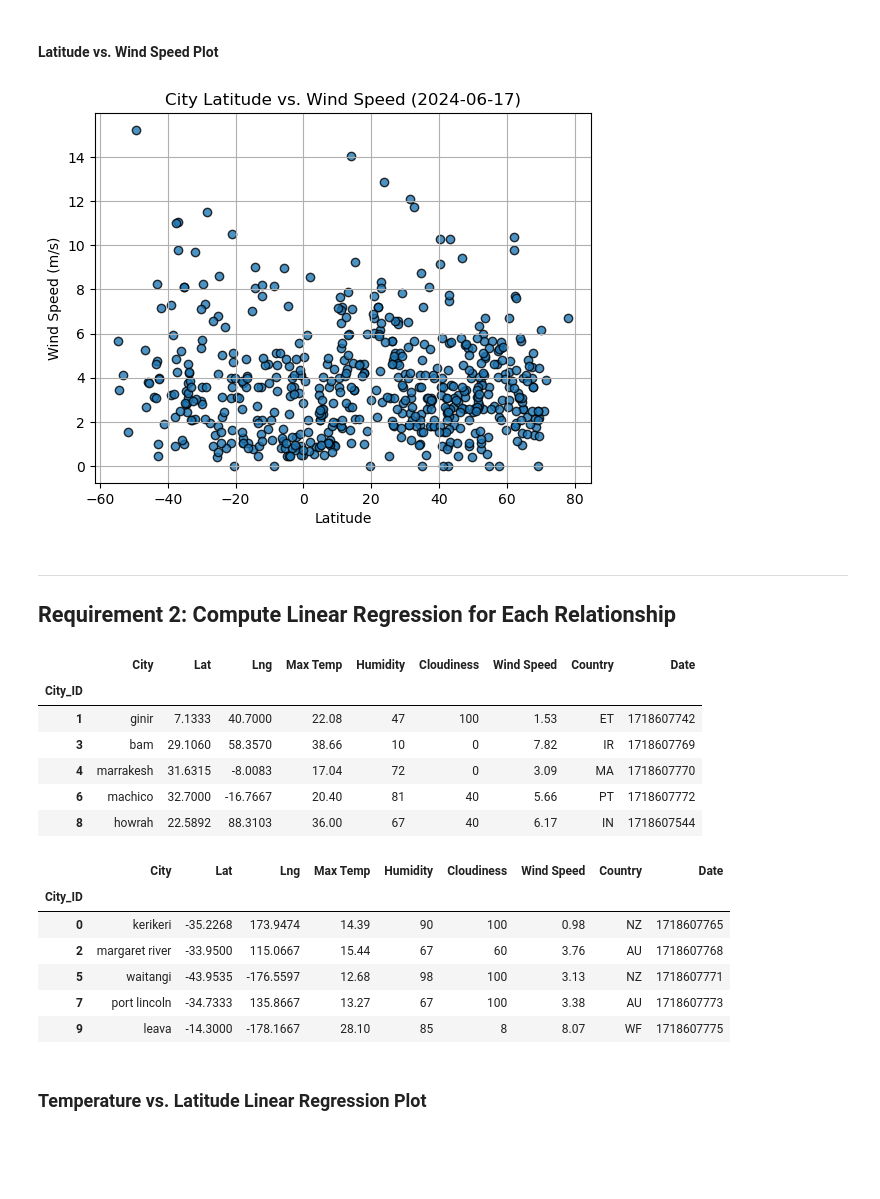
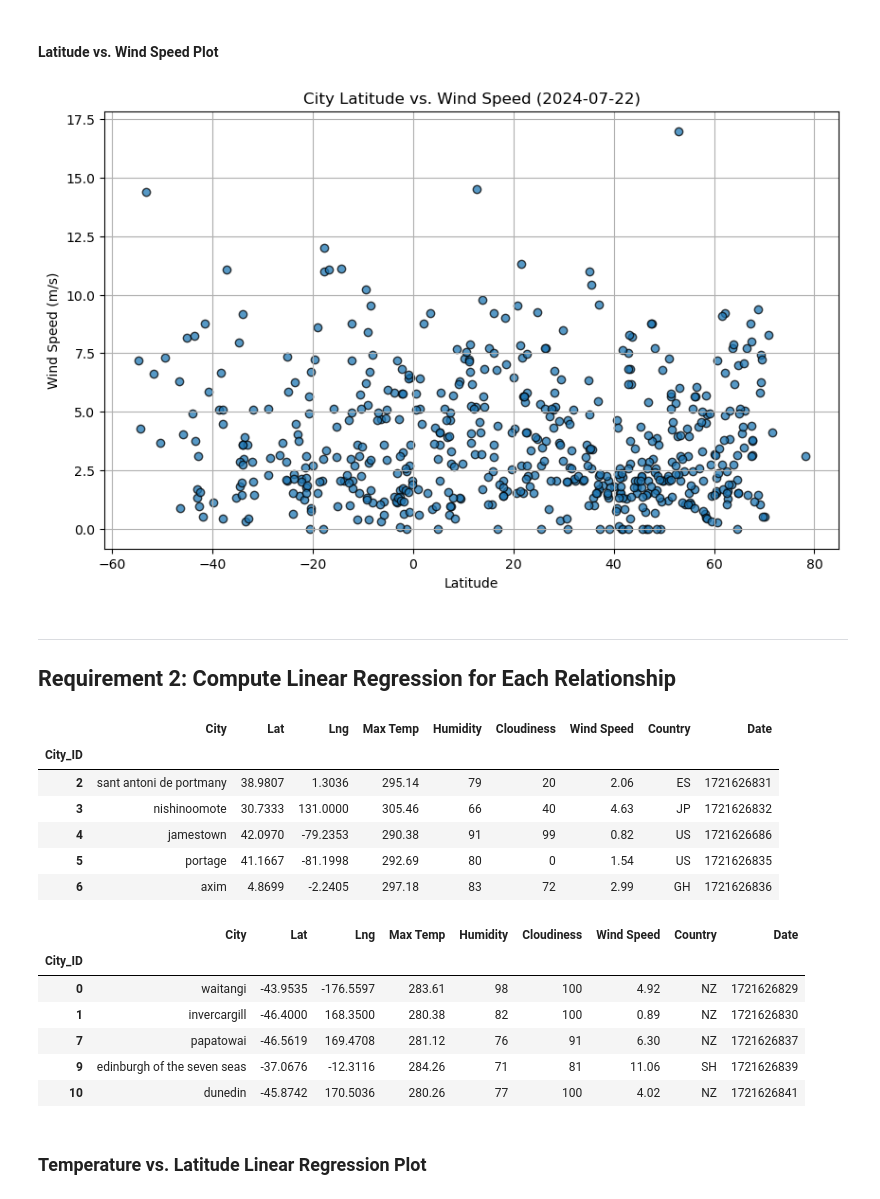
Before and after one commit to HarrietOrleans/python-api-challenge, a Jupyter notebook: WeatherPy/WeatherPy.ipynb, the cells around one changed output. Cells and saved outputs as stored; diff of their text form; code cells hidden in the pictures; blank space fills up the shorter version.

```diff
--- a/WeatherPy/WeatherPy.ipynb
+++ b/WeatherPy/WeatherPy.ipynb
@@ -196,18 +247,22 @@ plt.show()
 #### Latitude vs. Wind Speed Plot
 # %%
 # Build the scatter plots for latitude vs. wind speed
-# YOUR CODE HERE
+plt.figure(figsize=(10, 6))
+plt.scatter(city_data_df["Lat"], city_data_df["Wind Speed"], edgecolors="k", alpha=0.75, linewidths=1, marker="o")
 
 # Incorporate the other graph properties
-# YOUR CODE HERE
+plt.title("City Latitude vs. Wind Speed (2024-07-22)")
+plt.xlabel("Latitude")
+plt.ylabel("Wind Speed (m/s)")
+plt.grid(True)
 
 # Save the figure
 plt.savefig("output_data/Fig4.png")
 
 # Show plot
 plt.show()
 # %% [output]
-[figure, old version]
+[figure, new version]
 # %% [markdown]
 ---
 
@@ -218,30 +297,30 @@ plt.show()
 # %%
 # Create a DataFrame with the Northern Hemisphere data (Latitude >= 0)
-# YOUR CODE HERE
+northern_hemi_df = city_data_df[city_data_df["Lat"] >= 0]
 
 # Display sample data
 northern_hemi_df.head()
 # %% [output]
 |  | City | Lat | Lng | Max Temp | Humidity | Cloudiness | Wind Speed | Country | Date |
 | City_ID |  |  |  |  |  |  |  |  |  |
-| 1 | ginir | 7.1333 | 40.7000 | 22.08 | 47 | 100 | 1.53 | ET | 1718607742 |
-| 3 | bam | 29.1060 | 58.3570 | 38.66 | 10 | 0 | 7.82 | IR | 1718607769 |
-| 4 | marrakesh | 31.6315 | -8.0083 | 17.04 | 72 | 0 | 3.09 | MA | 1718607770 |
-| 6 | machico | 32.7000 | -16.7667 | 20.40 | 81 | 40 | 5.66 | PT | 1718607772 |
-| 8 | howrah | 22.5892 | 88.3103 | 36.00 | 67 | 40 | 6.17 | IN | 1718607544 |
+| 2 | sant antoni de portmany | 38.9807 | 1.3036 | 295.14 | 79 | 20 | 2.06 | ES | 1721626831 |
+| 3 | nishinoomote | 30.7333 | 131.0000 | 305.46 | 66 | 40 | 4.63 | JP | 1721626832 |
+| 4 | jamestown | 42.0970 | -79.2353 | 290.38 | 91 | 99 | 0.82 | US | 1721626686 |
+| 5 | portage | 41.1667 | -81.1998 | 292.69 | 80 | 0 | 1.54 | US | 1721626835 |
+| 6 | axim | 4.8699 | -2.2405 | 297.18 | 83 | 72 | 2.99 | GH | 1721626836 |
 # %%
 # Create a DataFrame with the Southern Hemisphere data (Latitude < 0)
-# YOUR CODE HERE
+southern_hemi_df = city_data_df[city_data_df["Lat"] < 0]
 
 # Display sample data
 southern_hemi_df.head()
 # %% [output]
 |  | City | Lat | Lng | Max Temp | Humidity | Cloudiness | Wind Speed | Country | Date |
 | City_ID |  |  |  |  |  |  |  |  |  |
-| 0 | kerikeri | -35.2268 | 173.9474 | 14.39 | 90 | 100 | 0.98 | NZ | 1718607765 |
-| 2 | margaret river | -33.9500 | 115.0667 | 15.44 | 67 | 60 | 3.76 | AU | 1718607768 |
-| 5 | waitangi | -43.9535 | -176.5597 | 12.68 | 98 | 100 | 3.13 | NZ | 1718607771 |
-| 7 | port lincoln | -34.7333 | 135.8667 | 13.27 | 67 | 100 | 3.38 | AU | 1718607773 |
-| 9 | leava | -14.3000 | -178.1667 | 28.10 | 85 | 8 | 8.07 | WF | 1718607775 |
+| 0 | waitangi | -43.9535 | -176.5597 | 283.61 | 98 | 100 | 4.92 | NZ | 1721626829 |
+| 1 | invercargill | -46.4000 | 168.3500 | 280.38 | 82 | 100 | 0.89 | NZ | 1721626830 |
+| 7 | papatowai | -46.5619 | 169.4708 | 281.12 | 76 | 91 | 6.30 | NZ | 1721626837 |
+| 9 | edinburgh of the seven seas | -37.0676 | -12.3116 | 284.26 | 71 | 81 | 11.06 | SH | 1721626839 |
+| 10 | dunedin | -45.8742 | 170.5036 | 280.26 | 77 | 100 | 4.02 | NZ | 1721626841 |
 # %% [markdown]
 ###  Temperature vs. Latitude Linear Regression Plot
```
Also changed, not shown: parts of 34 cells of this notebook, 5 other files.
